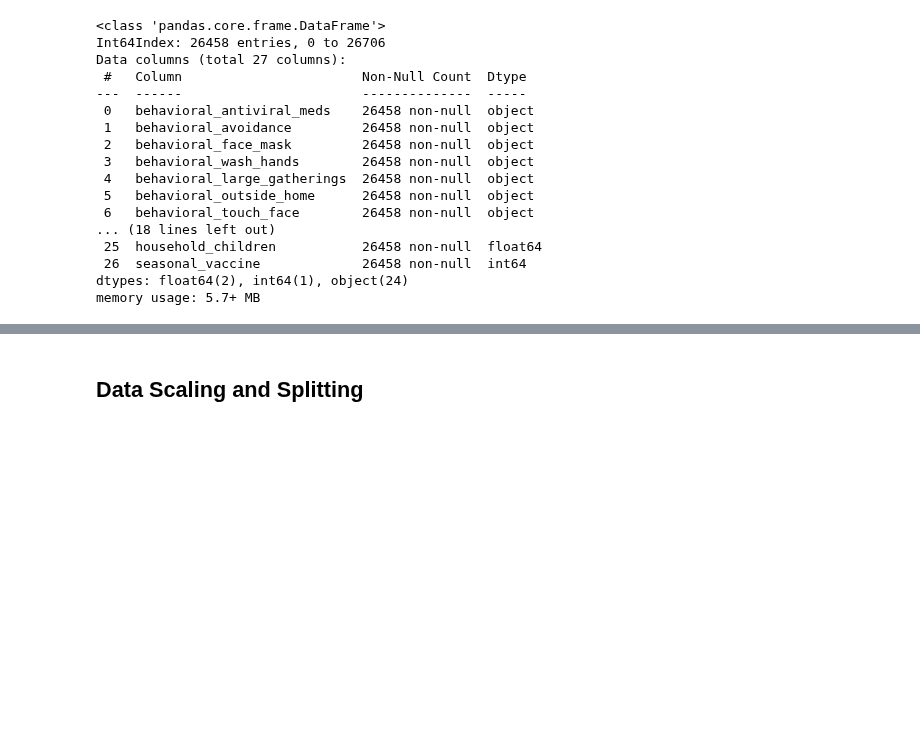
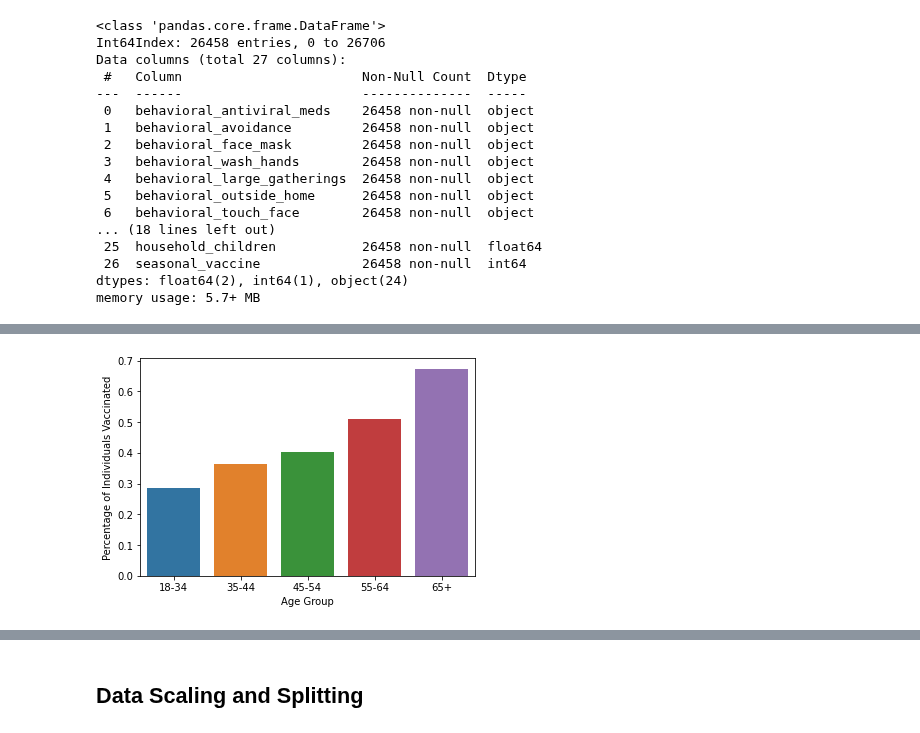
Before and after one commit to adobronyi/predicting_seasonal_flu_vaccines, a Jupyter notebook: student_v1.ipynb, the cells around one changed output, grey strips where cells are left out. Cells and saved outputs as stored; diff of their text form; code cells hidden in the pictures; blank space fills up the shorter version.

```diff
--- a/student_v1.ipynb
+++ b/student_v1.ipynb
@@ -216,0 +219,8 @@ As expected, with the exception of 'household_adults' and 'household_children,'
+# %%
+# plot vaccination rate by age group
+sns.barplot(x=['18-34','35-44','45-54','55-64','65+'],
+             y=df.groupby(['age_group']).sum()['seasonal_vaccine']/df['age_group'].value_counts())
+plt.xlabel('Age Group')
+plt.ylabel('Percentage of Individuals Vaccinated');
+# %% [output]
+[figure, added]
```
Also changed, not shown: parts of 97 cells of this notebook.
